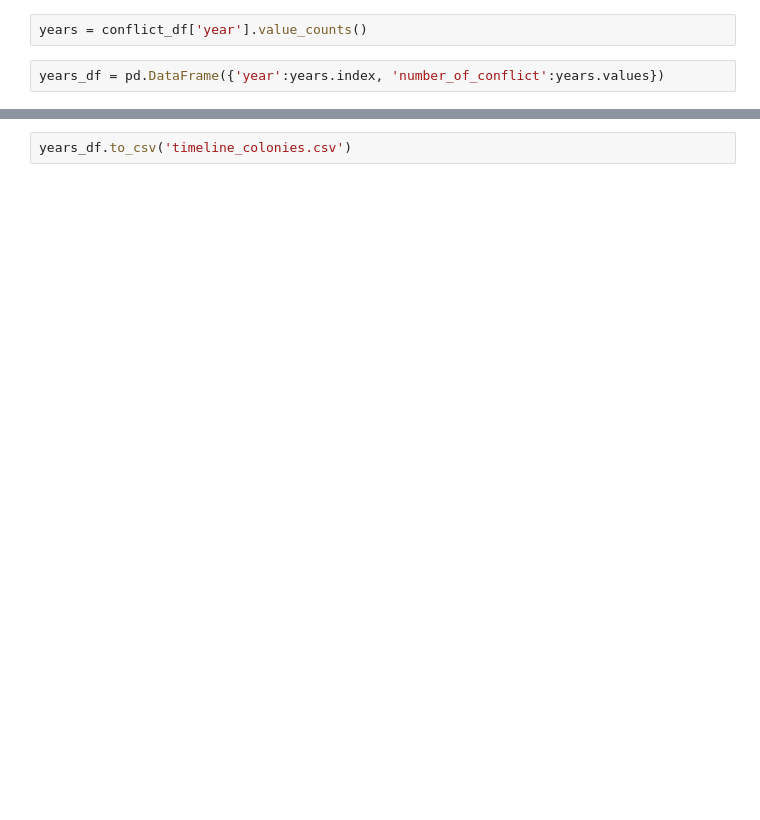
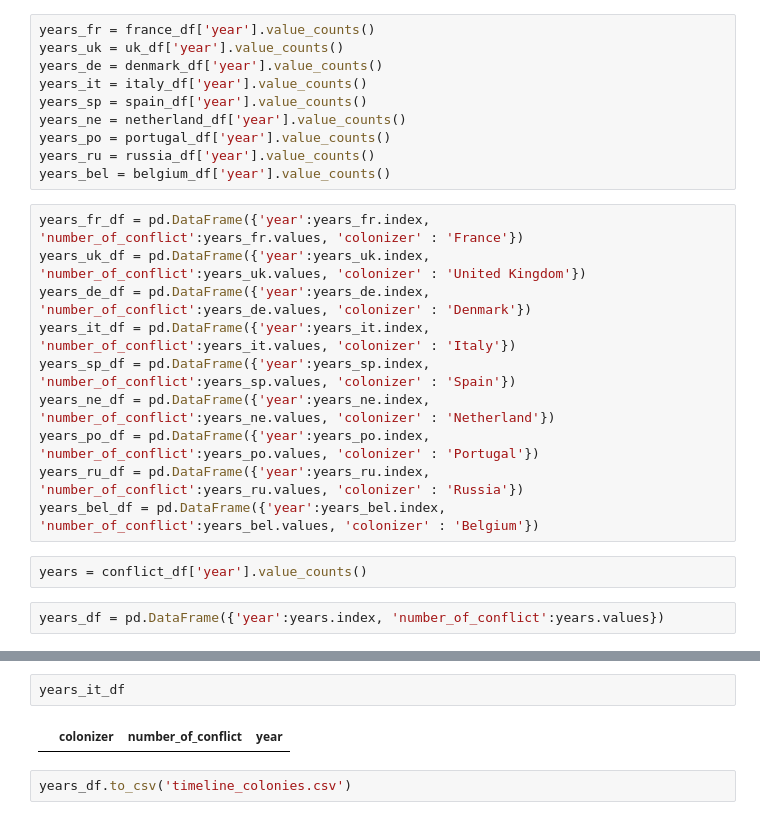
Before and after one commit to julied20/ada-2017, a Jupyter notebook: Project/visualisation/datasets/get_number_conflict.ipynb, the cells around one changed output, grey strips where cells are left out. Drawn from its saved outputs; the diff is of its cells as text; blank space fills up the shorter version.

```diff
--- a/Project/visualisation/datasets/get_number_conflict.ipynb
+++ b/Project/visualisation/datasets/get_number_conflict.ipynb
@@ -31,3 +41,23 @@ conflict_df
+# %%
+years_fr = france_df['year'].value_counts()
+years_uk = uk_df['year'].value_counts()
+years_de = denmark_df['year'].value_counts()
+years_it = italy_df['year'].value_counts()
+years_sp = spain_df['year'].value_counts()
+years_ne = netherland_df['year'].value_counts()
+years_po = portugal_df['year'].value_counts()
+years_ru = russia_df['year'].value_counts()
+years_bel = belgium_df['year'].value_counts()
+# %%
+years_fr_df = pd.DataFrame({'year':years_fr.index, 'number_of_conflict':years_fr.values, 'colonizer' : 'France'})
+years_uk_df = pd.DataFrame({'year':years_uk.index, 'number_of_conflict':years_uk.values, 'colonizer' : 'United Kingdom'})
+years_de_df = pd.DataFrame({'year':years_de.index, 'number_of_conflict':years_de.values, 'colonizer' : 'Denmark'})
+years_it_df = pd.DataFrame({'year':years_it.index, 'number_of_conflict':years_it.values, 'colonizer' : 'Italy'})
+years_sp_df = pd.DataFrame({'year':years_sp.index, 'number_of_conflict':years_sp.values, 'colonizer' : 'Spain'})
+years_ne_df = pd.DataFrame({'year':years_ne.index, 'number_of_conflict':years_ne.values, 'colonizer' : 'Netherland'})
+years_po_df = pd.DataFrame({'year':years_po.index, 'number_of_conflict':years_po.values, 'colonizer' : 'Portugal'})
+years_ru_df = pd.DataFrame({'year':years_ru.index, 'number_of_conflict':years_ru.values, 'colonizer' : 'Russia'})
+years_bel_df = pd.DataFrame({'year':years_bel.index, 'number_of_conflict':years_bel.values, 'colonizer' : 'Belgium'})
 # %%
 years = conflict_df['year'].value_counts()
 # %%
@@ -37,2 +75,6 @@ years_df = years_df.sort_values('year')
+# %%
+years_it_df
+# %% [output]
+|  | colonizer | number_of_conflict | year |
 # %%
 years_df.to_csv('timeline_colonies.csv')
```
Also changed, not shown: parts of 5 cells of this notebook, 21 other files.
